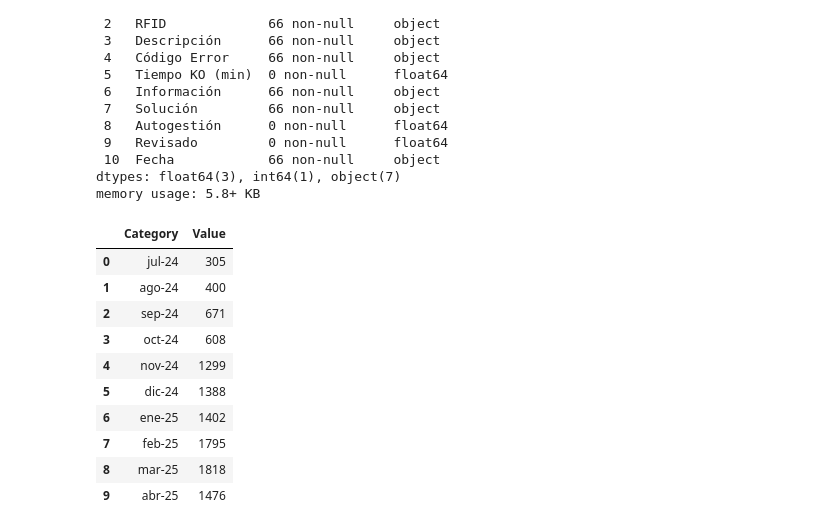
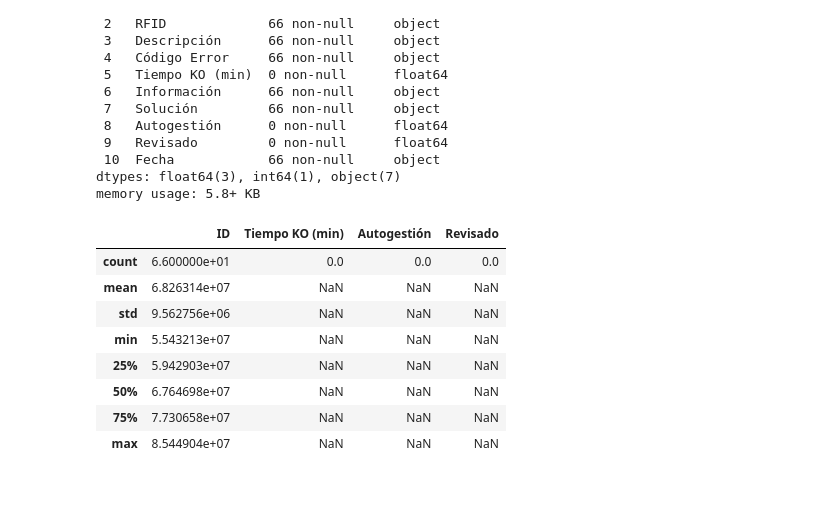
Before and after one commit to kmgomezm/DataHackHub, a Jupyter notebook: analisis_exploratorio_datos.ipynb, the cells around one changed output. Cells and saved outputs as stored; diff of their text form; code cells hidden in the pictures; blank space fills up the shorter version.

```diff
--- a/analisis_exploratorio_datos.ipynb
+++ b/analisis_exploratorio_datos.ipynb
@@ -35,16 +54,14 @@ Data columns (total 11 columns):
 dtypes: float64(3), int64(1), object(7)
 memory usage: 5.8+ KB
 # %%
-chart
+alertas.describe()
 # %% [output]
-|  | Category | Value |
-| 0 | jul-24 | 305 |
-| 1 | ago-24 | 400 |
-| 2 | sep-24 | 671 |
-| 3 | oct-24 | 608 |
-| 4 | nov-24 | 1299 |
-| 5 | dic-24 | 1388 |
-| 6 | ene-25 | 1402 |
-| 7 | feb-25 | 1795 |
-| 8 | mar-25 | 1818 |
-| 9 | abr-25 | 1476 |
+|  | ID | Tiempo KO (min) | Autogestión | Revisado |
+| count | 6.600000e+01 | 0.0 | 0.0 | 0.0 |
+| mean | 6.826314e+07 | NaN | NaN | NaN |
+| std | 9.562756e+06 | NaN | NaN | NaN |
+| min | 5.543213e+07 | NaN | NaN | NaN |
+| 25% | 5.942903e+07 | NaN | NaN | NaN |
+| 50% | 6.764698e+07 | NaN | NaN | NaN |
+| 75% | 7.730658e+07 | NaN | NaN | NaN |
+| max | 8.544904e+07 | NaN | NaN | NaN |
```
Also changed, not shown: parts of 20 cells of this notebook.
